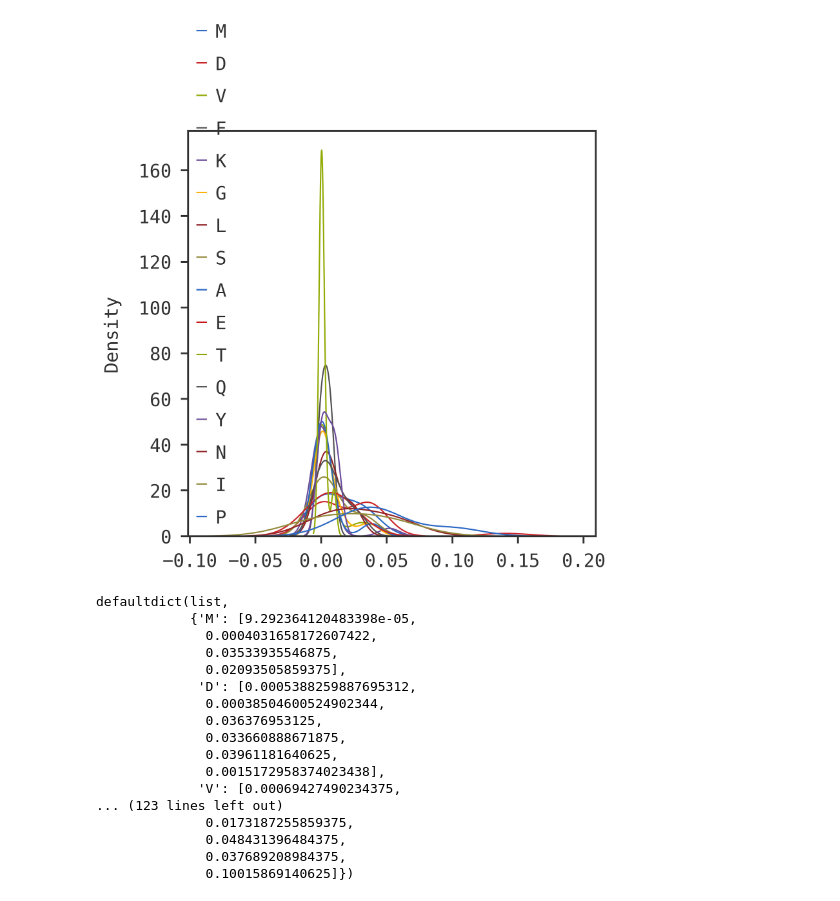
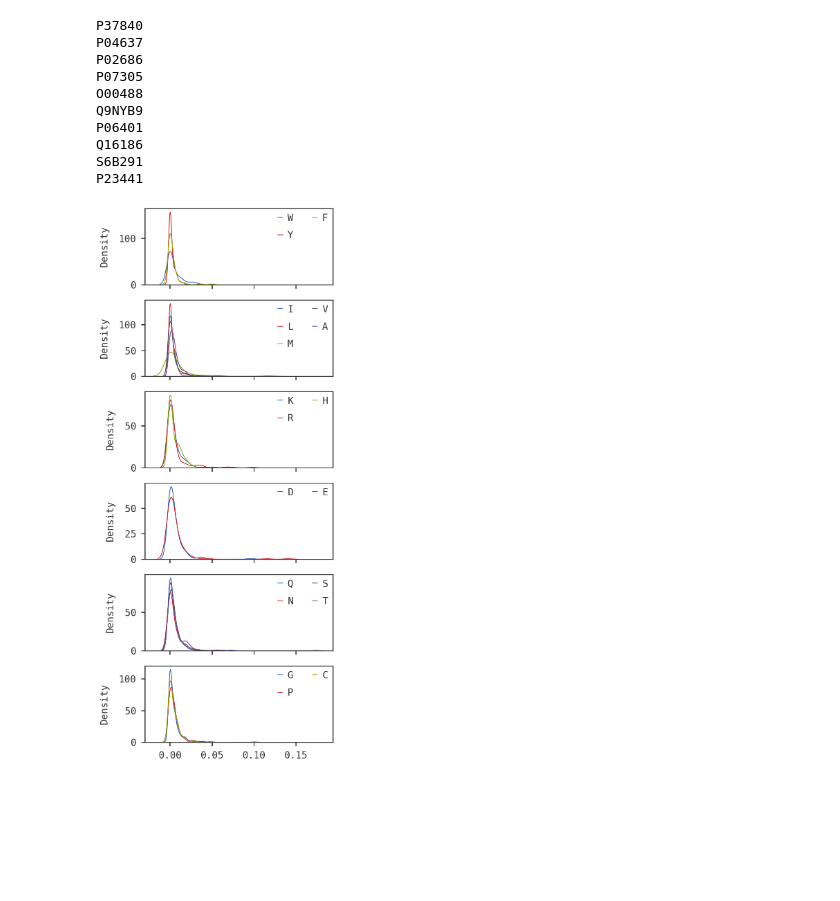
Before and after one commit to francosimonetti/disorder_flavours, a Jupyter notebook: loss_plots.ipynb, the cells around one changed output. Cells and saved outputs as stored; diff of their text form; code cells hidden in the pictures; blank space fills up the shorter version.

```diff
--- a/loss_plots.ipynb
+++ b/loss_plots.ipynb
@@ -86,12 +133,0 @@ plt.show()
-# %%
-## find loss per aa type
-from collections import defaultdict
-
-aa_dict = defaultdict(list)
-for protid in disprot_loss.keys():
-    print(protid)
-    seq = disprot_dict[protid]['seq']
-    data = np.array(disprot_loss[protid]['aa1_loss'])
-    for i in range(len(data)):
-        aa_dict[seq[i]].append(data[i])
-    break
@@ -100,29 +173,42 @@ P37840
 # %%
-for AA in aa_dict.keys():
-    data = np.array(aa_dict[AA])
-    sns.kdeplot(data, label=f"{AA}")
+## find loss per aa type in disprot
+from collections import defaultdict
 
-plt.legend()
+aa_dict = defaultdict(list)
+for protid in disprot_loss.keys():
+    print(protid)
+    seq = disprot_dict[protid]['seq']
+    data = np.array(disprot_loss[protid]['aa1_loss'])
+    for i in range(len(data)):
+        aa_dict[seq[i]].append(data[i])
+
+hydrophobic_aro = ["W", "Y", "F"]
+hydrophobic_ali = ["I", "L", "M", "V", "A"]
+positive = ["K", "R", "H"]
+negative = ["D", "E"]
+polar_neu = ["Q", "N", "X", "S", "T"]
+special = ["G", "P", "C"]
+
+classes = [hydrophobic_aro, hydrophobic_ali, positive, negative, polar_neu, special]
+
+fig = plt.figure(figsize=(7,20), dpi=100)
+AXs = fig.subplots(len(classes),1,sharex=True)
+for i,c in enumerate(classes):
+    for AA in c:
+#     for AA in aa_dict.keys():
+        data = np.array(aa_dict[AA])
+        sns.kdeplot(data, label=f"{AA}", ax=AXs[i])
+    AXs[i].legend(ncol=2)
 plt.show()
 # %% [output]
+P37840
+P04637
+P02686
+P07305
+O00488
+Q9NYB9
+P06401
+Q16186
+S6B291
+P23441
-[figure, old version]
+[figure, new version]
-# %%
-aa_dict
-# %% [output]
-defaultdict(list,
-            {'M': [9.292364120483398e-05,
-              0.0004031658172607422,
-              0.03533935546875,
-              0.02093505859375],
-             'D': [0.0005388259887695312,
-              0.00038504600524902344,
-              0.036376953125,
-              0.033660888671875,
-              0.03961181640625,
-              0.0015172958374023438],
-             'V': [0.00069427490234375,
-... (123 lines left out)
-              0.0173187255859375,
-              0.048431396484375,
-              0.037689208984375,
-              0.10015869140625]})
```
Also changed, not shown: parts of 15 cells of this notebook, 1 other file.
